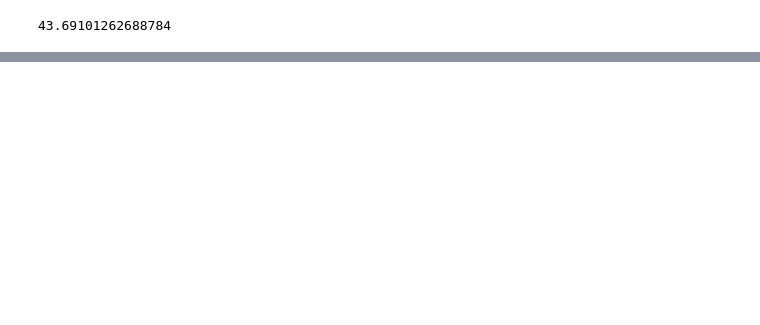
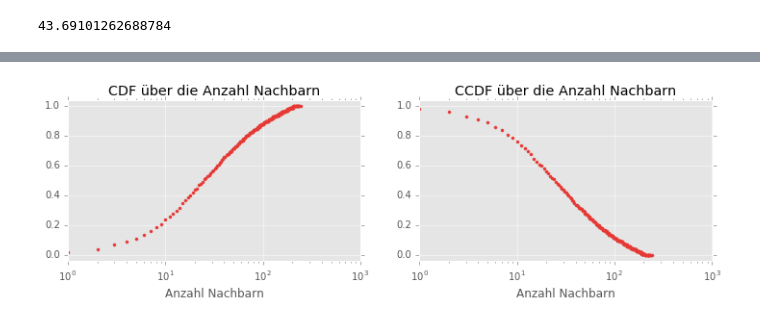
Before and after one commit to captain-proton/aise, a Jupyter notebook: documentation/source/nia/jupyter_nb/exercise_7.ipynb, the cells around one changed output, grey strips where cells are left out. Drawn from its saved outputs; the diff is of its cells as text; code cells hidden in the pictures; blank space fills up the shorter version.

```diff
--- a/documentation/source/nia/jupyter_nb/exercise_7.ipynb
+++ b/documentation/source/nia/jupyter_nb/exercise_7.ipynb
@@ -478,0 +517,8 @@ plt.show()
+# %%
+print_heading('Höchste Anzahlen an Nachbarn')
+print(sorted(neighbor_count)[-10:], end='\n\n')
+
+border = 250
+print_heading('Begrenzung zwischen %d' % border)
+print('Knoten mit weniger als %d Nachbarn: %d' % (border, len([n for n in neighbor_count if n < border])))
+print('Knoten mit mehr als %d Nachbarn: %d' % (border, len([n for n in neighbor_count if n >= border])))
@@ -478,0 +537,39 @@ plt.show()
+# %%
+# enthaelt das anzahl nachbarn jedes knoten des ungerichteten graphen
+# bis zu einer maximalen anzahl von ``border``
+clipped_neighbor_count = [n for n in neighbor_count if n < border]
+
+f, axes = plt.subplots(ncols=2, nrows=1, figsize=(12, 3))
+ax1, ax2 = axes.ravel()
+
+def plot_log_cdf(values, ax, title, xlabel, complementary=False):
+    """Plottet die gegebenen Werte als CDF auf einer logarithmischen
+    x-Achse."""
+    points = ecdf(values)
+
+    x_min, x_max, y_min, y_max = ax.axis()
+    ax.axis((x_min - 10, x_max + 10, y_min - .02, y_max + .02))
+
+    ax.set_title(title)
+    ax.set_xlabel(xlabel)
+    ax.set_xscale('log')
+    ax.set_xlim(1e0, 1e3)
+
+    plot_ecdf(points, plotter=ax, line_color=None, complementary=complementary, title=title, xlabel=xlabel)
+
+# CDF der Nachbarn
+plot_log_cdf(clipped_neighbor_count,
+             ax1,
+             'CDF über die Anzahl Nachbarn',
+             'Anzahl Nachbarn')
+
+# CCDF der Nachbarn
+plot_log_cdf(clipped_neighbor_count,
+             ax2,
+             'CCDF über die Anzahl Nachbarn',
+             'Anzahl Nachbarn',
+             complementary=True)
+
+plt.show()
+# %% [output]
+[figure, added]
```
Also changed, not shown: parts of 60 cells of this notebook.
